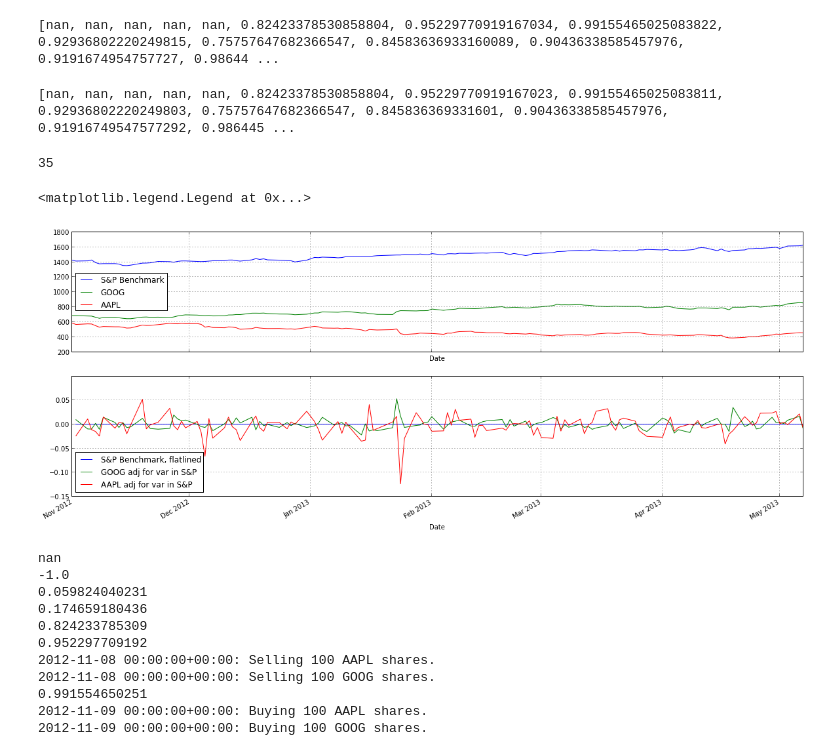
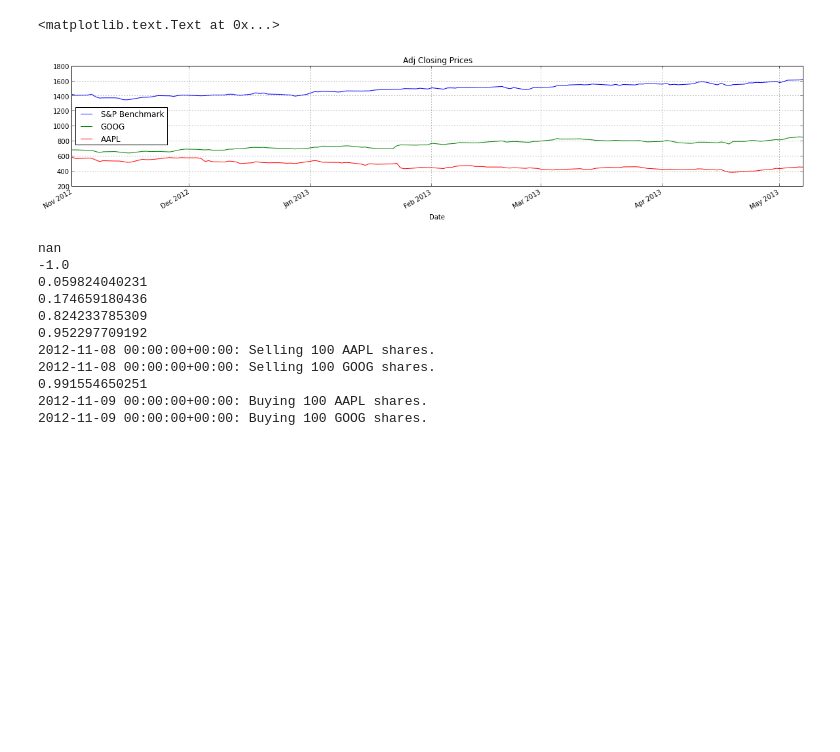
Before and after one commit to agconti/trading, a Jupyter notebook: GOOG V. AAPL Correlation Arb.ipynb, the cells around one changed output. Cells and saved outputs as stored; diff of their text form; code cells hidden in the pictures; blank space fills up the shorter version.

```diff
--- a/GOOG V. AAPL Correlation Arb.ipynb
+++ b/GOOG V. AAPL Correlation Arb.ipynb
@@ -11,19 +11,3 @@ from zipline.utils.factory import load_from_yahoo
 # %%
 #data = load_from_yahoo(stocks=['AAPL', 'GOOG'],start=datetime.datetime(2012,11,1), end=datetime.datetime(2013,5,8)); data.save('goog_aapl_tests.dat')
 data = pd.load('goog_aapl_tests.dat')
-# %%
-cont = []
-cont[:] = []
-for i in range(0, data.AAPL.size+1):
-    cont.append(pearsonr(data.AAPL.ix[(i-5):i], (data.GOOG.ix[(i-5):i]))[0])
-print cont
-# %% [output]
-[nan, nan, nan, nan, nan, 0.82423378530858804, 0.95229770919167034, 0.99155465025083822, 0.92936802220249815, 0.75757647682366547, 0.84583636933160089, 0.90436338585457976, 0.9191674954757727, 0.98644 ...
-# %%
-cont = []
-cont[:] = []
-for i in range(0, data.AAPL.size+1):
-    cont.append(data.AAPL.ix[(i-5):i].corr(data.GOOG.ix[(i-5):i]))
-print cont
-# %% [output]
-[nan, nan, nan, nan, nan, 0.82423378530858804, 0.95229770919167023, 0.99155465025083811, 0.92936802220249803, 0.75757647682366547, 0.845836369331601, 0.90436338585457976, 0.91916749547577292, 0.986445 ...
@@ -32,26 +14,15 @@ cont = pd.Series(cont)
-# %%
-len(cont[cont > 0.8])
-# %% [output]
-35
 # %%
 fig = plt.figure(figsize(20,8))
 
 ax1 = fig.add_subplot(211)
 data.SPX.plot(label='S&P Benchmark')
 data.GOOG.plot()
 data.AAPL.plot()
 legend(loc='best')
-plt.setp(ax1.get_xticklabels(), visible=False)
-
-ax2 = fig.add_subplot(212, sharex=ax1)
-(data.SPX.pct_change() - data.SPX.pct_change()).plot(label='S&P Benchmark, flatlined')
-(data.GOOG.pct_change() - data.SPX.pct_change()).plot(label='GOOG adj for var in S&P')
-(data.AAPL.pct_change() - data.SPX.pct_change()).plot(label='AAPL adj for var in S&P')
-
-legend(loc='best')
+plt.title("Adj Closing Prices")
 # %% [output]
-<matplotlib.legend.Legend at 0x...>
+<matplotlib.text.Text at 0x...>
-[figure, old version]
+[figure, new version]
 # %%
 import pandas as pd
 import numpy as np
```
Also changed, not shown: parts of 7 cells of this notebook.
